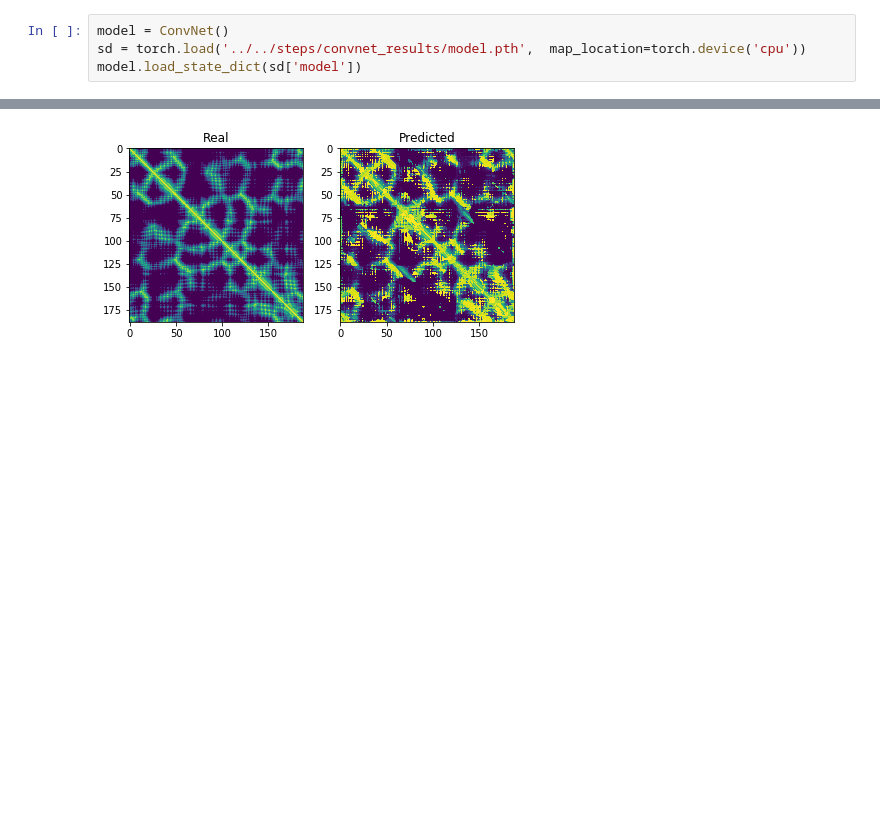
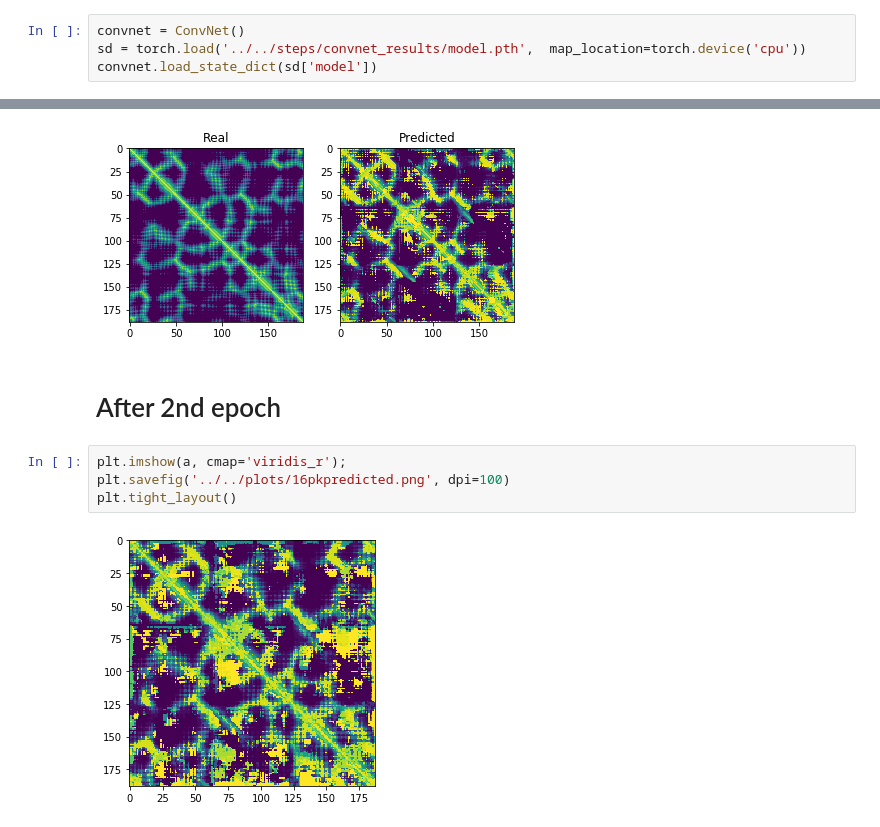
Before and after one commit to andynet/protein_folding, a Jupyter notebook: scripts/modelling_tomas/model_evaluation.ipynb, the cells around one changed output, grey strips where cells are left out. Cells and saved outputs as stored; diff of their text form; blank space fills up the shorter version.

```diff
--- a/scripts/modelling_tomas/model_evaluation.ipynb
+++ b/scripts/modelling_tomas/model_evaluation.ipynb
@@ -7,6 +8,6 @@ from ConvNet import ConvNet
 # %%
-model = ConvNet()
+convnet = ConvNet()
 sd = torch.load('../../steps/convnet_results/model.pth',  map_location=torch.device('cpu'))
-model.load_state_dict(sd['model'])
+convnet.load_state_dict(sd['model'])
 # %% [output]
 <All keys matched successfully>
@@ -39,3 +48,11 @@ plt.tight_layout()
 plt.savefig('../../plots/16pk_real_predicted.png', dpi=100);
 # %% [output]
 [figure]
+# %% [markdown]
+# After 2nd epoch
+# %%
+plt.imshow(a, cmap='viridis_r');
+plt.savefig('../../plots/16pkpredicted.png', dpi=100)
+plt.tight_layout()
+# %% [output]
+[figure, added]
```
Also changed, not shown: parts of 19 cells of this notebook, 24 other files.
